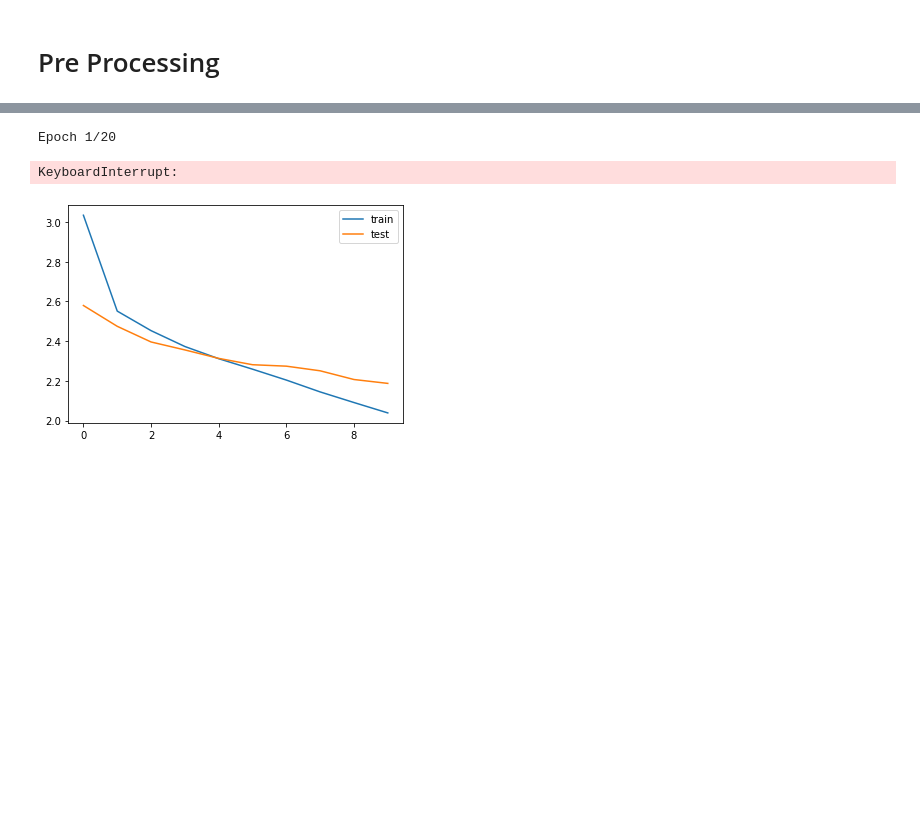
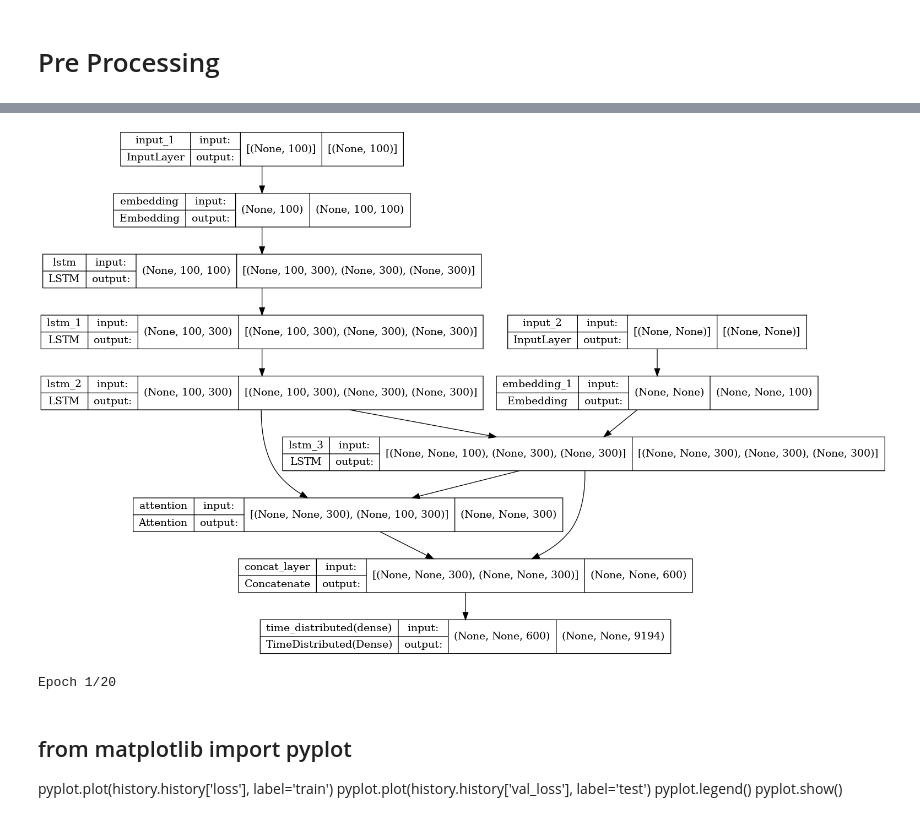
Before and after one commit to PedroCarvalho98/MP1--SI, a Jupyter notebook: Abstractive Text summarization - more complete.ipynb, the cells around one changed output, grey strips where cells are left out. Cells and saved outputs as stored; diff of their text form; code cells hidden in the pictures; blank space fills up the shorter version.

```diff
--- a/Abstractive Text summarization - more complete.ipynb
+++ b/Abstractive Text summarization - more complete.ipynb
@@ -20,4 +27,8 @@ warnings.filterwarnings("ignore")
 # %% [markdown]
 # Read the Dataset
 # %%
-data=pd.read_csv("archive/Reviews.csv",nrows=10000)
+#data=pd.read_csv("archive/Reviews.csv",nrows=200000)
+data=pd.read_csv("gigaword/train/train_article.txt", sep='\n', decimal='.', nrows=200000, names=["Text"])
+# %%
+summaries=pd.read_csv("gigaword/train/train_title.txt", sep='\n', decimal='.', nrows=200000)
+data['Summary']=summaries
@@ -252,7 +269,9 @@ decoder_lstm = LSTM(latent_dim, return_sequences=True, return_state=True,dropout
 decoder_outputs,decoder_fwd_state, decoder_back_state = decoder_lstm(dec_emb,initial_state=[state_h, state_c])
 
 # Attention layer
-attn_out = AdditiveAttention(use_scale=True)([decoder_outputs, encoder_outputs])
+#attn_out = AdditiveAttention(use_scale=True)([decoder_outputs, encoder_outputs])
+attn_out = tf.keras.layers.Attention()(
+    [decoder_outputs, encoder_outputs])
 
 # Concat attention input and decoder LSTM output
 decoder_concat_input = Concatenate(axis=-1, name='concat_layer')([decoder_outputs, attn_out])
@@ -286,17 +310,13 @@ ________________________________________________________________________________
 # %%
-model.compile(optimizer='rmsprop', loss='sparse_categorical_crossentropy')
-# model.compile(optimizer = 'adam', loss = 'mean_square_error')
+#model.compile(optimizer='rmsprop', loss='sparse_categorical_crossentropy')
+model.compile(optimizer = 'adam', loss = 'sparse_categorical_crossentropy', metrics=["accuracy"])
+# %%
+from tensorflow.keras.utils import plot_model
+plot_model(model, to_file='model_plot.png', show_shapes=True, show_layer_names=True)
+# %% [output]
+[figure, added]
 # %%
 es = EarlyStopping(monitor='val_loss', mode='min', verbose=1,patience=2)
 history=model.fit([x_tr,y_tr[:,:-1]], y_tr.reshape(y_tr.shape[0],y_tr.shape[1], 1)[:,1:] ,epochs=20,callbacks=[es],batch_size=128, validation_data=([x_val,y_val[:,:-1]], y_val.reshape(y_val.shape[0],y_val.shape[1], 1)[:,1:]))
 # %% [output]
 Epoch 1/20
-KeyboardInterrupt:
-# %%
-from matplotlib import pyplot
-pyplot.plot(history.history['loss'], label='train')
-pyplot.plot(history.history['val_loss'], label='test')
-pyplot.legend()
-pyplot.show()
-# %% [output]
-[figure, removed]
@@ -303,3 +325,9 @@ pyplot.show()
+# %% [markdown]
+## from matplotlib import pyplot
+pyplot.plot(history.history['loss'], label='train')
+pyplot.plot(history.history['val_loss'], label='test')
+pyplot.legend()
+pyplot.show()
 # %%
 reverse_target_word_index=y_tokenizer.index_word
 reverse_source_word_index=x_tokenizer.index_word
```
Also changed, not shown: parts of 9 cells of this notebook, 2 other files.
